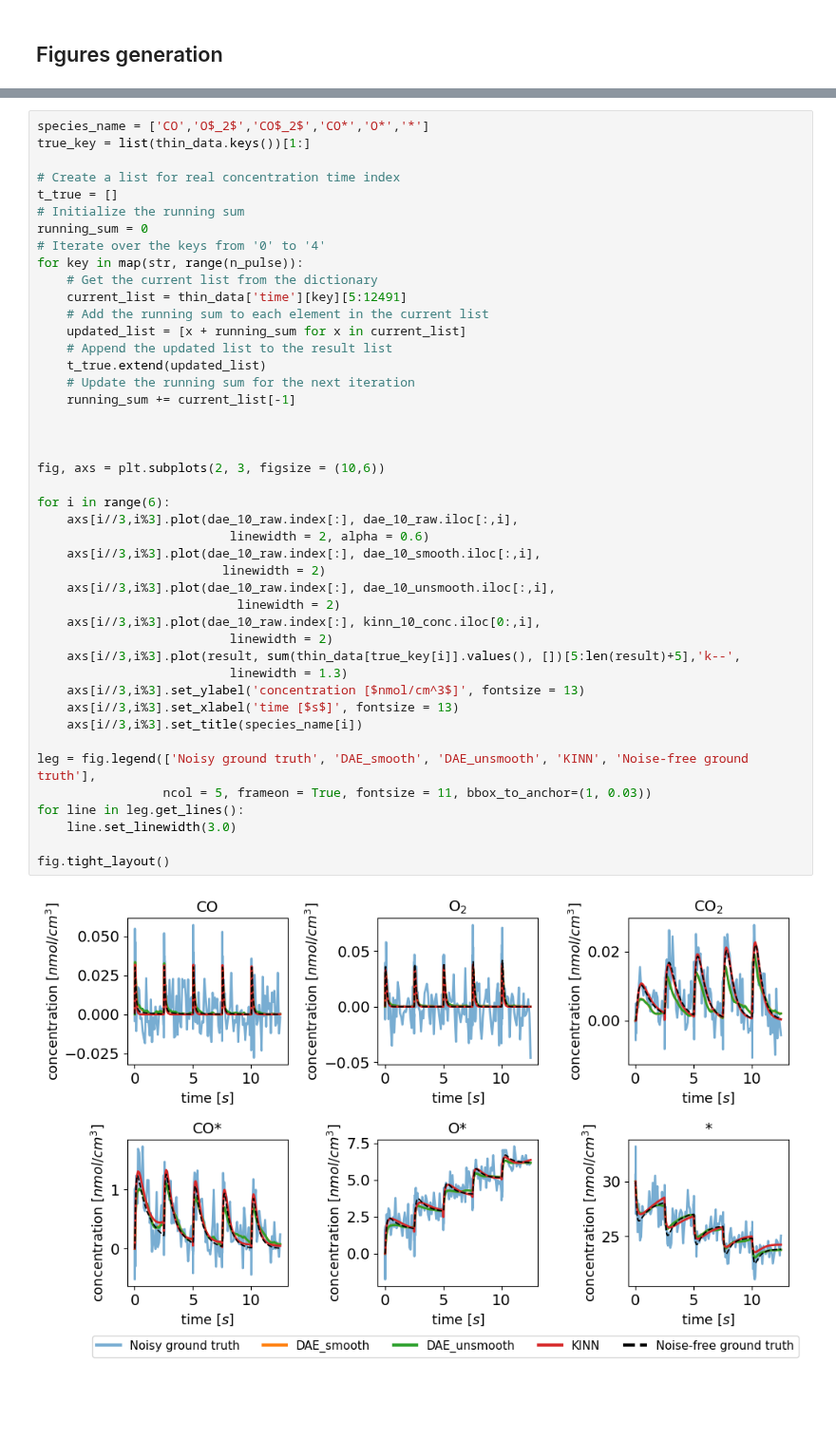
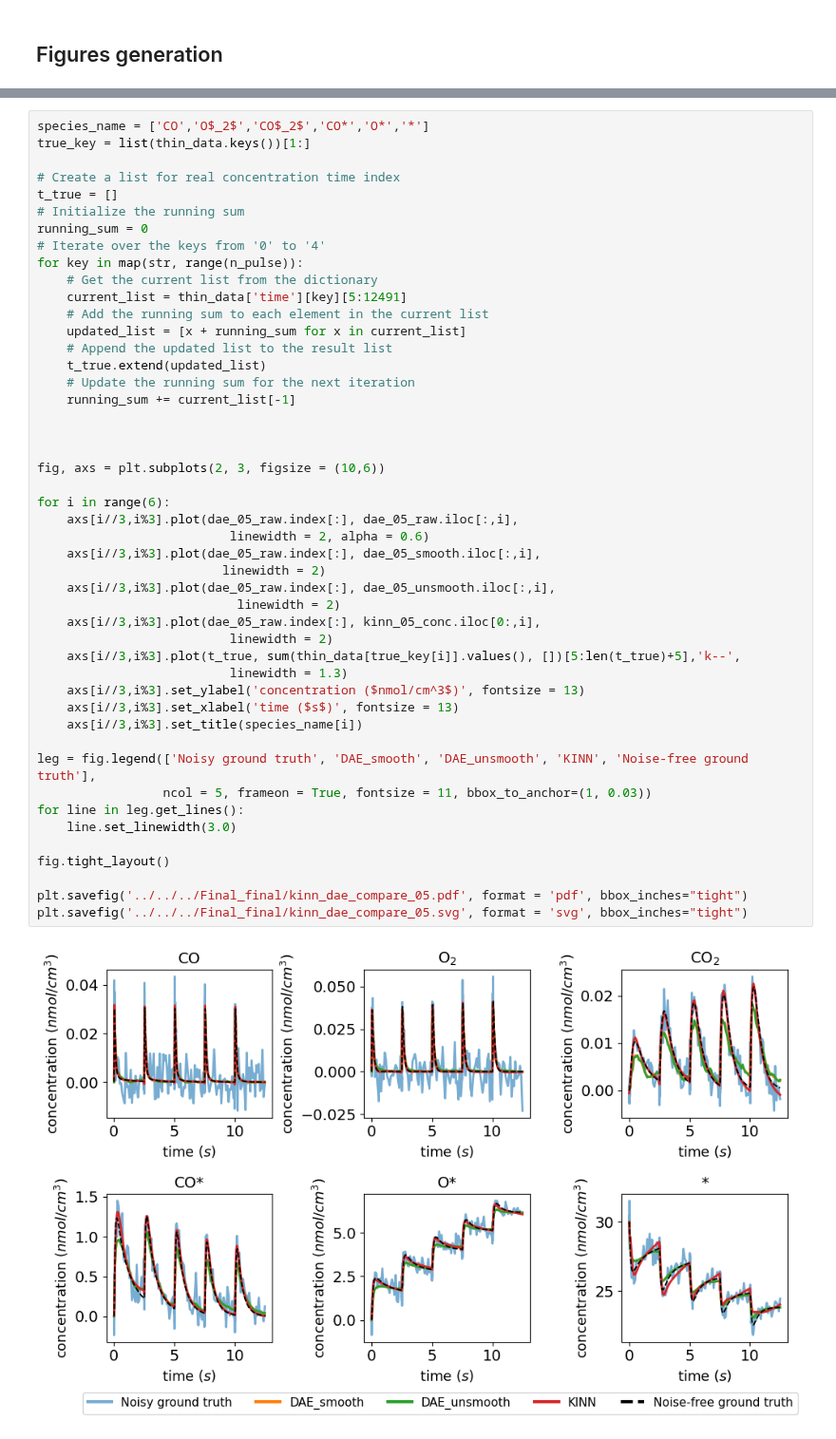
Before and after one commit to medford-group/kinn-tap, a Jupyter notebook: scripts/pyomo/figures.ipynb, the cells around one changed output, grey strips where cells are left out. Shown at 95% size. Saved outputs shown, nothing was run; the diff lists cells and outputs as text; blank space fills up the shorter version.

```diff
--- a/scripts/pyomo/figures.ipynb
+++ b/scripts/pyomo/figures.ipynb
@@ -205,38 +208,41 @@ running_sum = 0
 # Iterate over the keys from '0' to '4'
 for key in map(str, range(n_pulse)):
     # Get the current list from the dictionary
     current_list = thin_data['time'][key][5:12491]
     # Add the running sum to each element in the current list
     updated_list = [x + running_sum for x in current_list]
     # Append the updated list to the result list
     t_true.extend(updated_list)
     # Update the running sum for the next iteration
     running_sum += current_list[-1]
 
 
 
 fig, axs = plt.subplots(2, 3, figsize = (10,6))
 
 for i in range(6):
-    axs[i//3,i%3].plot(dae_10_raw.index[:], dae_10_raw.iloc[:,i],
+    axs[i//3,i%3].plot(dae_05_raw.index[:], dae_05_raw.iloc[:,i],
                           linewidth = 2, alpha = 0.6)
-    axs[i//3,i%3].plot(dae_10_raw.index[:], dae_10_smooth.iloc[:,i],
+    axs[i//3,i%3].plot(dae_05_raw.index[:], dae_05_smooth.iloc[:,i],
                          linewidth = 2)
-    axs[i//3,i%3].plot(dae_10_raw.index[:], dae_10_unsmooth.iloc[:,i],
+    axs[i//3,i%3].plot(dae_05_raw.index[:], dae_05_unsmooth.iloc[:,i],
                            linewidth = 2)
-    axs[i//3,i%3].plot(dae_10_raw.index[:], kinn_10_conc.iloc[0:,i],
+    axs[i//3,i%3].plot(dae_05_raw.index[:], kinn_05_conc.iloc[0:,i],
                           linewidth = 2)
-    axs[i//3,i%3].plot(result, sum(thin_data[true_key[i]].values(), [])[5:len(result)+5],'k--',
+    axs[i//3,i%3].plot(t_true, sum(thin_data[true_key[i]].values(), [])[5:len(t_true)+5],'k--',
                           linewidth = 1.3)
-    axs[i//3,i%3].set_ylabel('concentration [$nmol/cm^3$]', fontsize = 13)
-    axs[i//3,i%3].set_xlabel('time [$s$]', fontsize = 13)
+    axs[i//3,i%3].set_ylabel('concentration ($nmol/cm^3$)', fontsize = 13)
+    axs[i//3,i%3].set_xlabel('time ($s$)', fontsize = 13)
     axs[i//3,i%3].set_title(species_name[i])
 
 leg = fig.legend(['Noisy ground truth', 'DAE_smooth', 'DAE_unsmooth', 'KINN', 'Noise-free ground truth'],
                  ncol = 5, frameon = True, fontsize = 11, bbox_to_anchor=(1, 0.03))
 for line in leg.get_lines():
     line.set_linewidth(3.0)
 
 fig.tight_layout()
+
+plt.savefig('../../../Final_final/kinn_dae_compare_05.pdf', format = 'pdf', bbox_inches="tight")
+plt.savefig('../../../Final_final/kinn_dae_compare_05.svg', format = 'svg', bbox_inches="tight")
 # %% [output]
-[figure, old version]
+[figure, new version]
```
Also changed, not shown: parts of 1 cell of this notebook.
